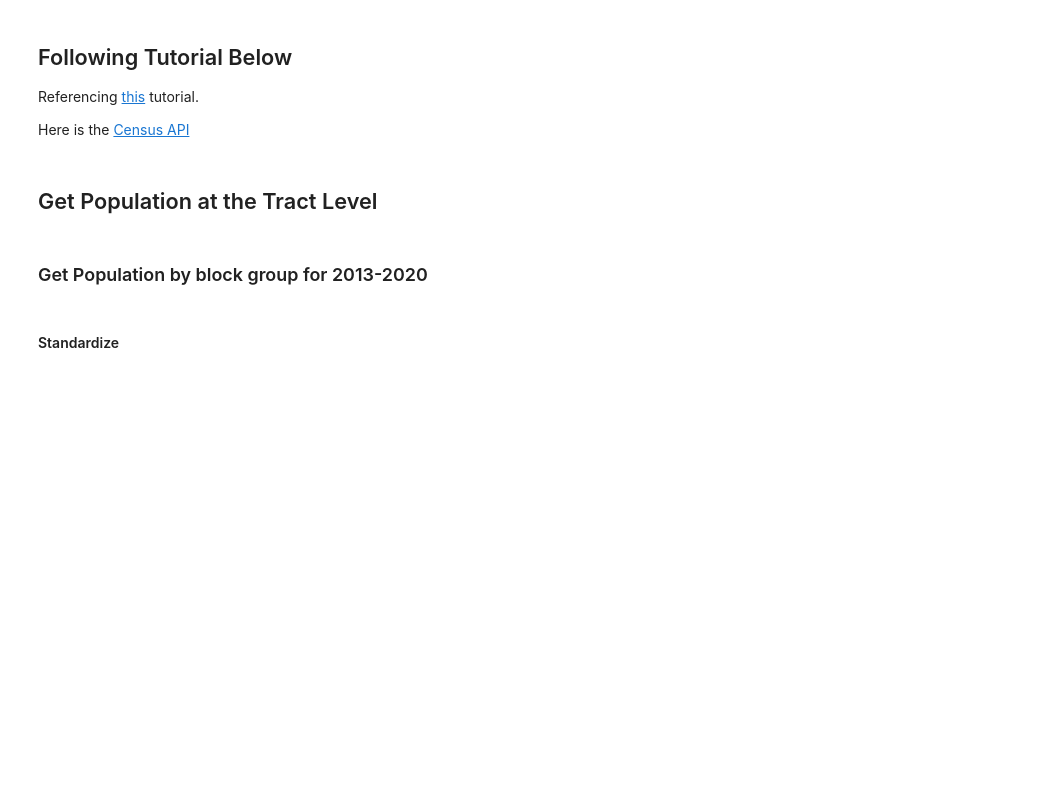
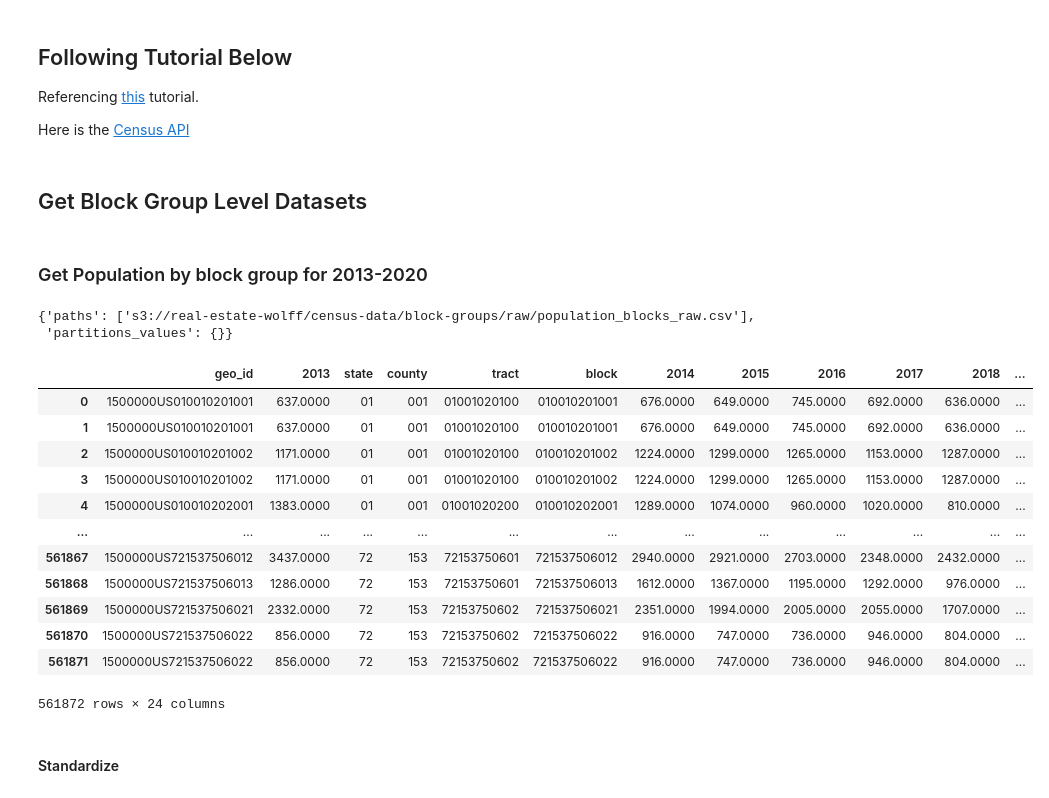
Before and after one commit to AustinJamesWolff/housing_supply_and_demand, a Jupyter notebook: census_api.ipynb, the cells around one changed output. Cells and saved outputs as stored; diff of their text form; code cells hidden in the pictures; blank space fills up the shorter version.

```diff
--- a/census_api.ipynb
+++ b/census_api.ipynb
@@ -74,4 +105,4 @@ Referencing [this](https://www.youtube.com/watch?v=LW-M_UC0VTE) tutorial.
 
 Here is the [Census API](https://www.census.gov/data/developers/data-sets.html)
 # %% [markdown]
-## Get Population at the Tract Level
+## Get Block Group Level Datasets
@@ -117,11 +169,37 @@ pop_pre_st = merge_with_crosswalk(pop_by_blocks_raw)
+# %%
+# Make block-group s3 path
+block_group_s3_path = "s3://real-estate-wolff/census-data/block-groups/raw"
+filename = "population_blocks_raw.csv"
+s3_path = f"{block_group_s3_path}/{filename}"
+
+# Save to s3
+wr.s3.to_csv(pop_pre_st, s3_path, index=False)
+# %% [output]
+{'paths': ['s3://real-estate-wolff/census-data/block-groups/raw/population_blocks_raw.csv'],
+ 'partitions_values': {}}
 # %%
 # Read in the dataframe
-pop_by_blocks_raw = pd.read_csv(
-    "datasets/cleaned_census_api_files/raw/population_blocks_raw.csv",
+pop_pre_st = pd.read_csv(
+    "datasets/cleaned_census_api_files/raw/merged_with_crosswalk/population_blocks_raw_crosswalked.csv",
     encoding='utf-8',
     dtype={'geo_id':str, 'state':str, 'county':str,
-          'tract':str, 'block group':str, 'block':str})
-pop_pre_st = merge_with_crosswalk(pop_by_blocks_raw)
+          'tract':str, 'block':str, 'BG10':str, 'BG20':str,
+          'TRACT20':str, 'TRACT10':str})
+pop_pre_st
+# %% [output]
+|  | geo_id | 2013 | state | county | tract | block | 2014 | 2015 | 2016 | 2017 | 2018 | ... |
+| 0 | 1500000US010010201001 | 637.0000 | 01 | 001 | 01001020100 | 010010201001 | 676.0000 | 649.0000 | 745.0000 | 692.0000 | 636.0000 | ... |
+| 1 | 1500000US010010201001 | 637.0000 | 01 | 001 | 01001020100 | 010010201001 | 676.0000 | 649.0000 | 745.0000 | 692.0000 | 636.0000 | ... |
+| 2 | 1500000US010010201002 | 1171.0000 | 01 | 001 | 01001020100 | 010010201002 | 1224.0000 | 1299.0000 | 1265.0000 | 1153.0000 | 1287.0000 | ... |
+| 3 | 1500000US010010201002 | 1171.0000 | 01 | 001 | 01001020100 | 010010201002 | 1224.0000 | 1299.0000 | 1265.0000 | 1153.0000 | 1287.0000 | ... |
+| 4 | 1500000US010010202001 | 1383.0000 | 01 | 001 | 01001020200 | 010010202001 | 1289.0000 | 1074.0000 | 960.0000 | 1020.0000 | 810.0000 | ... |
+| ... | ... | ... | ... | ... | ... | ... | ... | ... | ... | ... | ... | ... |
+| 561867 | 1500000US721537506012 | 3437.0000 | 72 | 153 | 72153750601 | 721537506012 | 2940.0000 | 2921.0000 | 2703.0000 | 2348.0000 | 2432.0000 | ... |
+| 561868 | 1500000US721537506013 | 1286.0000 | 72 | 153 | 72153750601 | 721537506013 | 1612.0000 | 1367.0000 | 1195.0000 | 1292.0000 | 976.0000 | ... |
+| 561869 | 1500000US721537506021 | 2332.0000 | 72 | 153 | 72153750602 | 721537506021 | 2351.0000 | 1994.0000 | 2005.0000 | 2055.0000 | 1707.0000 | ... |
+| 561870 | 1500000US721537506022 | 856.0000 | 72 | 153 | 72153750602 | 721537506022 | 916.0000 | 747.0000 | 736.0000 | 946.0000 | 804.0000 | ... |
+| 561871 | 1500000US721537506022 | 856.0000 | 72 | 153 | 72153750602 | 721537506022 | 916.0000 | 747.0000 | 736.0000 | 946.0000 | 804.0000 | ... |
+561872 rows × 24 columns
 # %% [markdown]
 #### Standardize
 # %%
```
Also changed, not shown: parts of 32 cells of this notebook, 8 other files.
